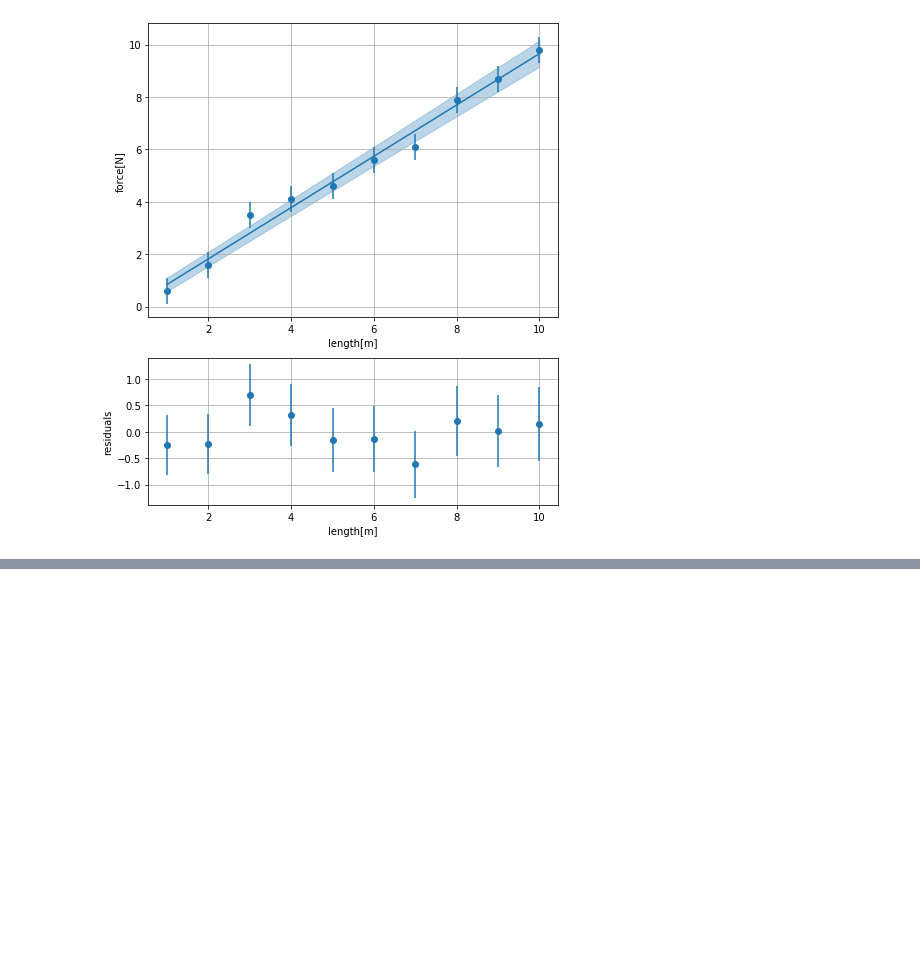
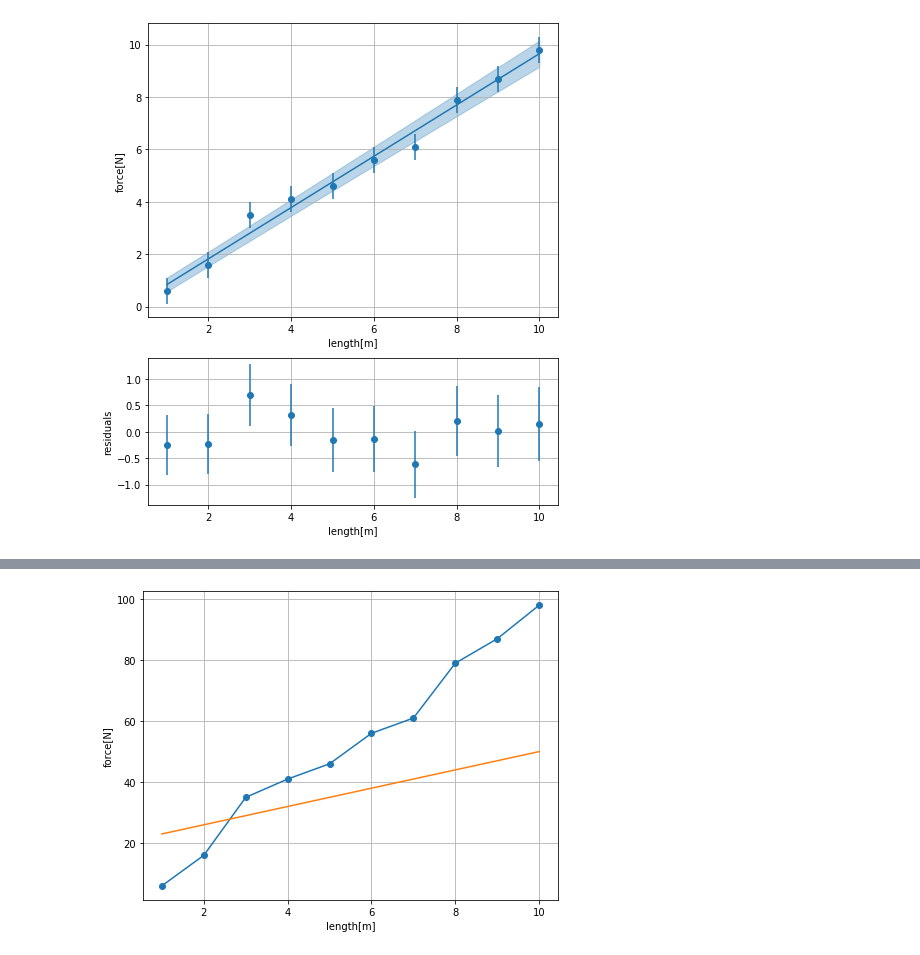
Before and after one commit to Queens-Physics/qexpy, a Jupyter notebook: examples/plotting_and_fitting.ipynb, the cells around one changed output, grey strips where cells are left out. Saved outputs shown, nothing was run; the diff lists cells and outputs as text; code cells hidden in the pictures; blank space fills up the shorter version.

```diff
--- a/examples/plotting_and_fitting.ipynb
+++ b/examples/plotting_and_fitting.ipynb
@@ -195,0 +171,9 @@ figure.show()
+# %%
+# QExPy also supports fitting with higher order polynomials. The degree of a polynomial
+# is the degree of the highest order term. e.g. a quadratic function would be degree-2
+result = q.fit(
+    xdata=[1, 2, 3, 4, 5, 6, 7, 8, 9, 10],
+    ydata=[3.89, 18.01, 58.02, 135.92, 264.01, 453.99, 718.02, 1067.98, 1516.01, 2074],
+    model=q.FitModel.POLYNOMIAL, degree=3)
+
+print(result)
@@ -195,0 +284,11 @@ figure.show()
+# %%
+# You can also add callable functions to a Plot
+
+def func(x):
+    return 20 + x * 3
+
+figure.plot(func)
+
+figure.show()
+# %% [output]
+[figure, added]
```
Also changed, not shown: parts of 20 cells of this notebook, 10 other files.
